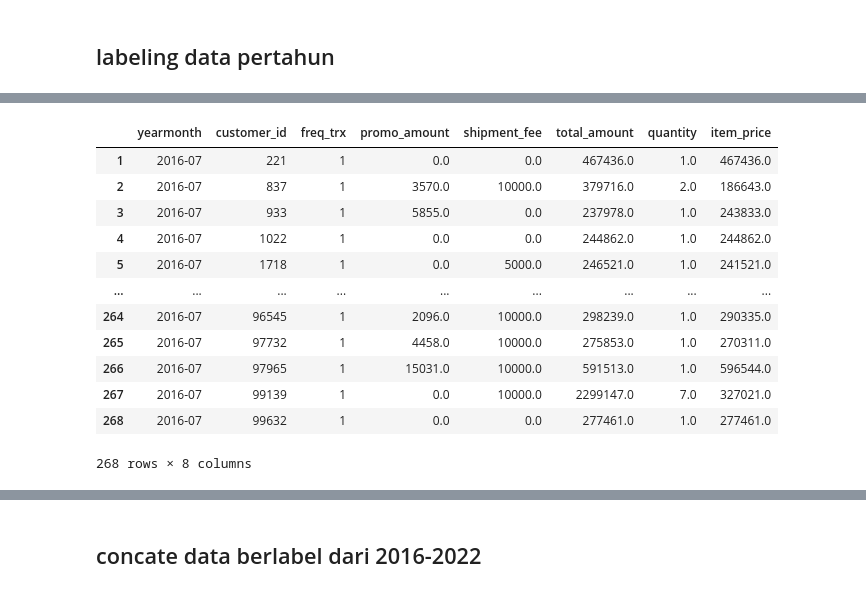
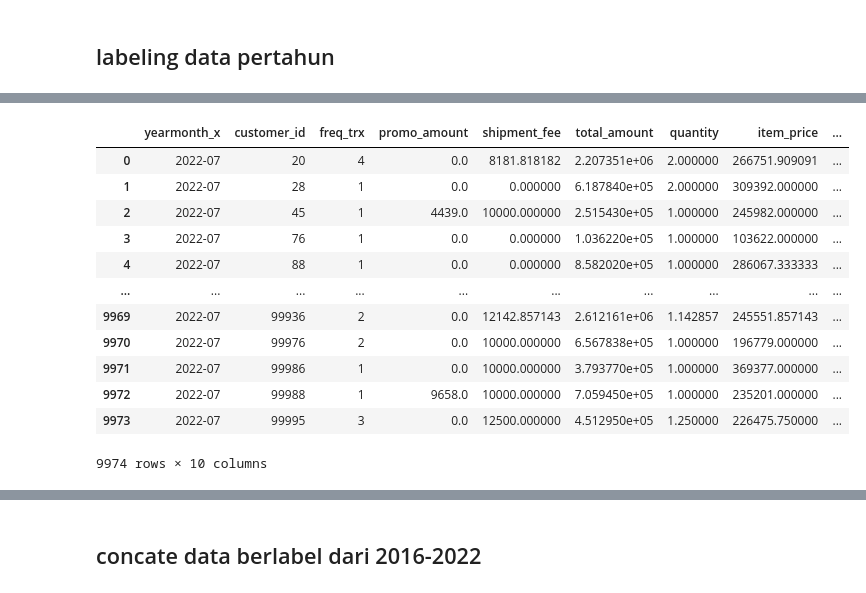
Before and after one commit to zlkhyr/FinalProject_StartUpCampus, a Jupyter notebook: Anteros_FinalProject_Production.ipynb, the cells around one changed output, grey strips where cells are left out. Drawn from its saved outputs; the diff is of its cells as text; code cells hidden in the pictures.

```diff
--- a/Anteros_FinalProject_Production.ipynb
+++ b/Anteros_FinalProject_Production.ipynb
@@ -304,0 +329,17 @@ tahun2016[6]
+# %%
+# churn from every year
+def churnTahun(data, data2):
+    flags = {}
+    for bulan in range(1,13):
+      if len(data[bulan]) <= 1:   # skip bulan yang hanya punya 1 transaksi
+        continue
+      else:
+        if bulan <=11:
+          flags[bulan] = data[bulan].merge(data[bulan+1][['customer_id','yearmonth']], on='customer_id', how='outer')
+          flags[bulan].fillna(0, inplace = True)
+          flags[bulan]['churn'] = flags[bulan].apply(label, axis =1)
+        else:
+          flags[bulan] = data[bulan].merge(data2[bulan-11][['customer_id','yearmonth']], on='customer_id', how='outer')
+          flags[bulan].fillna(0, inplace = True)
+          flags[bulan]['churn'] = flags[bulan].apply(label, axis =1)
+    return flags
@@ -305,16 +353,18 @@ tahun2016[6]
+# %%
+churn2022 = churnTahun(tahun2022, tahun2022)
 # %%
-tahun2016[7]
+churn2022[7]
 # %% [output]
-|  | yearmonth | customer_id | freq_trx | promo_amount | shipment_fee | total_amount | quantity | item_price |
-| 1 | 2016-07 | 221 | 1 | 0.0 | 0.0 | 467436.0 | 1.0 | 467436.0 |
-| 2 | 2016-07 | 837 | 1 | 3570.0 | 10000.0 | 379716.0 | 2.0 | 186643.0 |
-| 3 | 2016-07 | 933 | 1 | 5855.0 | 0.0 | 237978.0 | 1.0 | 243833.0 |
-| 4 | 2016-07 | 1022 | 1 | 0.0 | 0.0 | 244862.0 | 1.0 | 244862.0 |
-| 5 | 2016-07 | 1718 | 1 | 0.0 | 5000.0 | 246521.0 | 1.0 | 241521.0 |
-| ... | ... | ... | ... | ... | ... | ... | ... | ... |
-| 264 | 2016-07 | 96545 | 1 | 2096.0 | 10000.0 | 298239.0 | 1.0 | 290335.0 |
-| 265 | 2016-07 | 97732 | 1 | 4458.0 | 10000.0 | 275853.0 | 1.0 | 270311.0 |
-| 266 | 2016-07 | 97965 | 1 | 15031.0 | 10000.0 | 591513.0 | 1.0 | 596544.0 |
-| 267 | 2016-07 | 99139 | 1 | 0.0 | 10000.0 | 2299147.0 | 7.0 | 327021.0 |
-| 268 | 2016-07 | 99632 | 1 | 0.0 | 0.0 | 277461.0 | 1.0 | 277461.0 |
+|  | yearmonth_x | customer_id | freq_trx | promo_amount | shipment_fee | total_amount | quantity | item_price | ... |
+| 0 | 2022-07 | 20 | 4 | 0.0 | 8181.818182 | 2.207351e+06 | 2.000000 | 266751.909091 | ... |
+| 1 | 2022-07 | 28 | 1 | 0.0 | 0.000000 | 6.187840e+05 | 2.000000 | 309392.000000 | ... |
+| 2 | 2022-07 | 45 | 1 | 4439.0 | 10000.000000 | 2.515430e+05 | 1.000000 | 245982.000000 | ... |
+| 3 | 2022-07 | 76 | 1 | 0.0 | 0.000000 | 1.036220e+05 | 1.000000 | 103622.000000 | ... |
+| 4 | 2022-07 | 88 | 1 | 0.0 | 0.000000 | 8.582020e+05 | 1.000000 | 286067.333333 | ... |
+| ... | ... | ... | ... | ... | ... | ... | ... | ... | ... |
+| 9969 | 2022-07 | 99936 | 2 | 0.0 | 12142.857143 | 2.612161e+06 | 1.142857 | 245551.857143 | ... |
+| 9970 | 2022-07 | 99976 | 2 | 0.0 | 10000.000000 | 6.567838e+05 | 1.000000 | 196779.000000 | ... |
+| 9971 | 2022-07 | 99986 | 1 | 0.0 | 10000.000000 | 3.793770e+05 | 1.000000 | 369377.000000 | ... |
+| 9972 | 2022-07 | 99988 | 1 | 9658.0 | 10000.000000 | 7.059450e+05 | 1.000000 | 235201.000000 | ... |
+| 9973 | 2022-07 | 99995 | 3 | 0.0 | 12500.000000 | 4.512950e+05 | 1.250000 | 226475.750000 | ... |
-268 rows × 8 columns
+9974 rows × 10 columns
```
Also changed, not shown: parts of 47 cells of this notebook.
